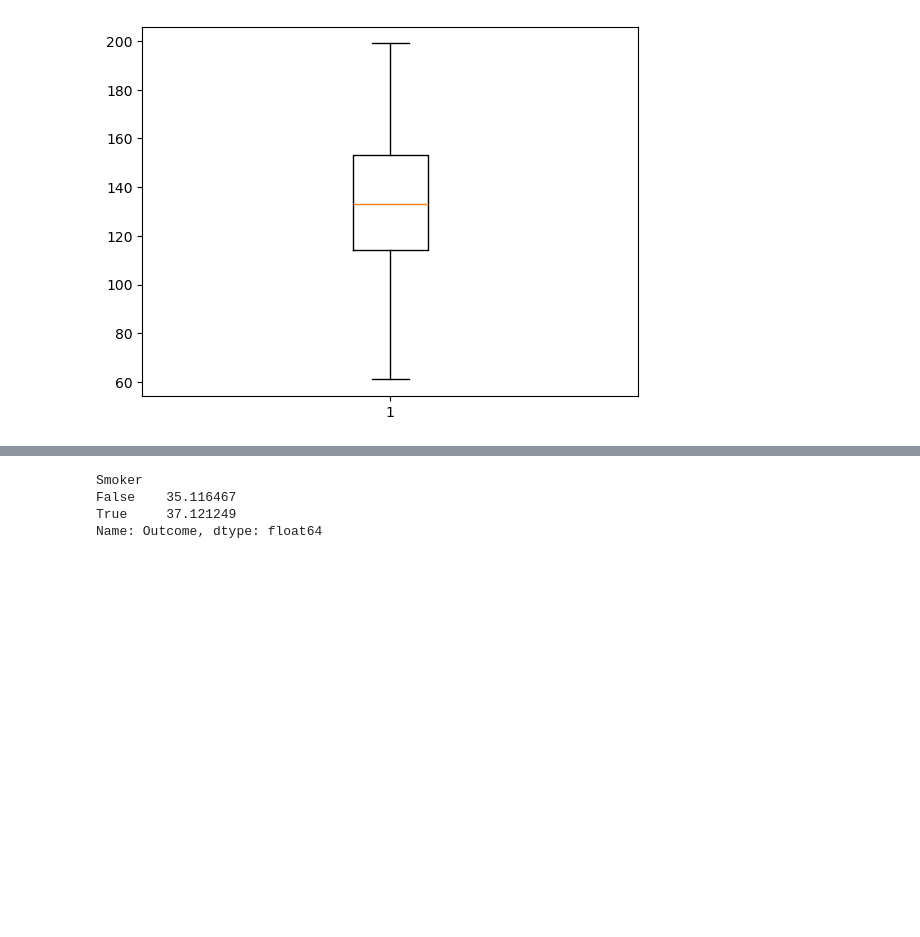
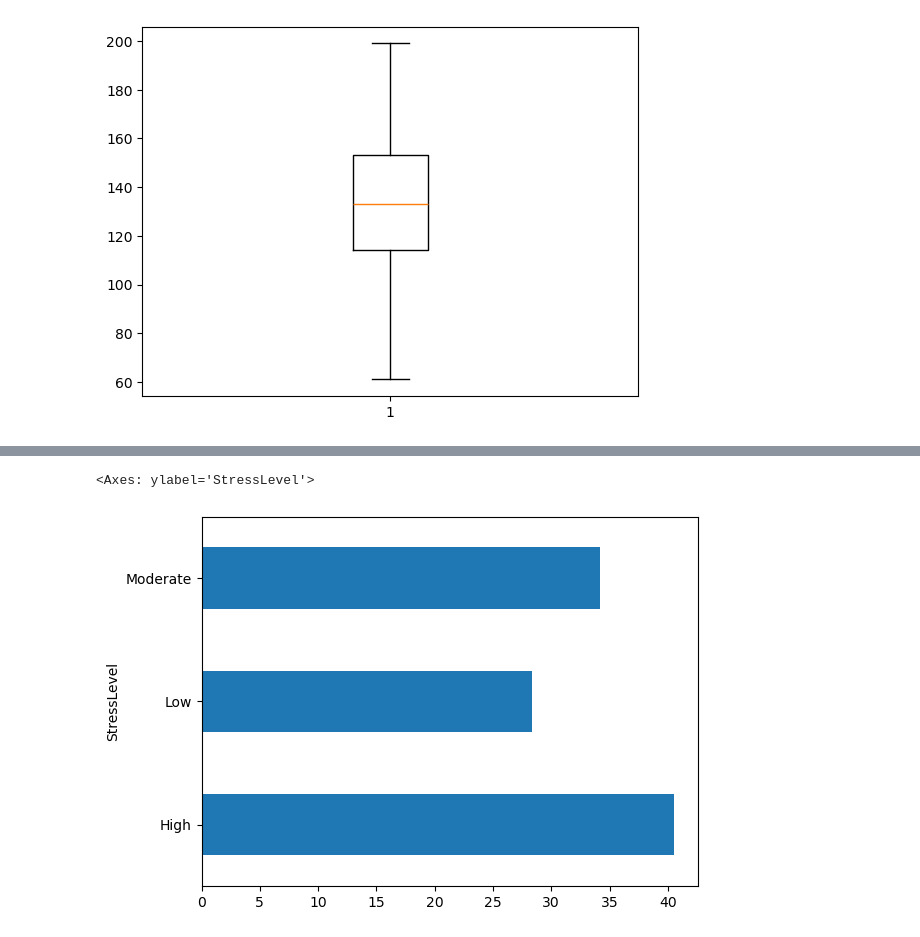
Before and after one commit to miriamsonaglia/Heart-Attack-Prediction-Model, a Jupyter notebook: DataIntensive.ipynb, the cells around one changed output, grey strips where cells are left out. Drawn from its saved outputs; the diff is of its cells as text; code cells hidden in the pictures; blank space fills up the shorter version.

```diff
--- a/DataIntensive.ipynb
+++ b/DataIntensive.ipynb
@@ -598,8 +608,6 @@ plt.boxplot(x="BloodPressure", data=dataset);  # NON ABBIAMO OUTLIERS
 # %%
-targetCorrelation(dataset, 'Smoker')
+targetCorrelation(dataset, 'StressLevel').plot.barh()
 # %% [output]
-Smoker
-False    35.116467
-True     37.121249
-Name: Outcome, dtype: float64
+<Axes: ylabel='StressLevel'>
+[figure, added]
 # %%
```
Also changed, not shown: parts of 15 cells of this notebook.
